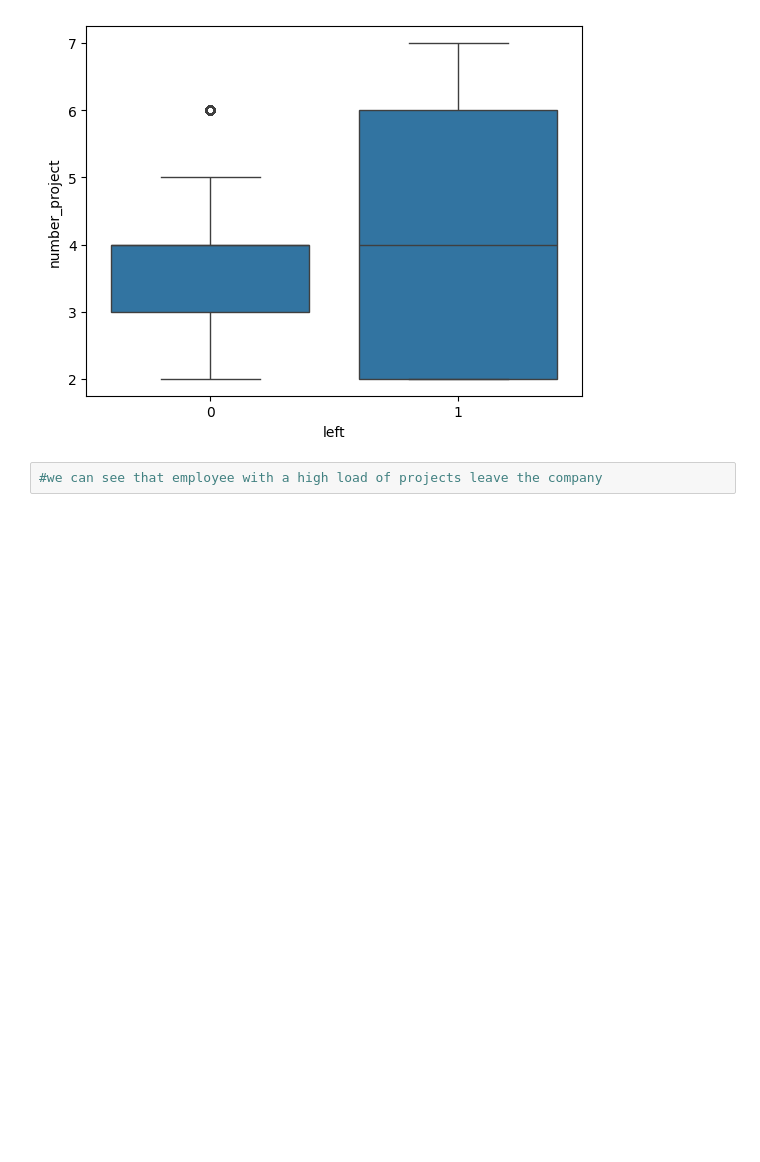
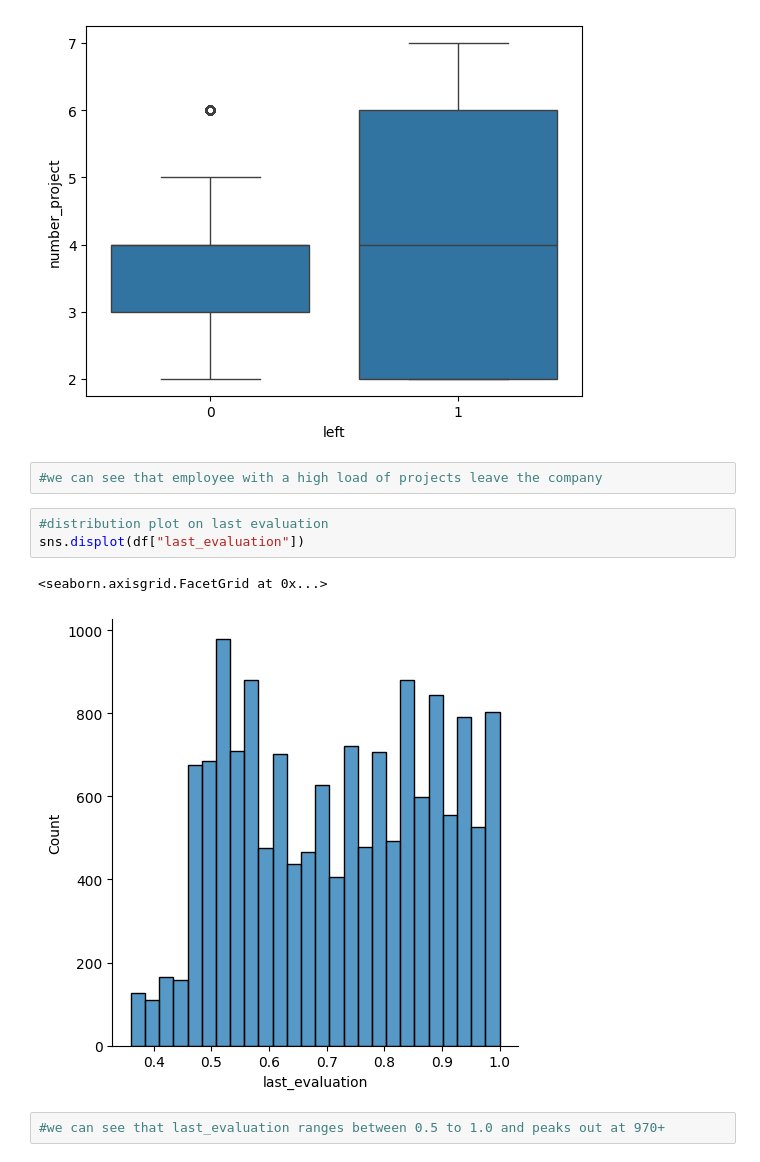
Before and after one commit to omkarpattnaik8080/EmployeeRetentionPrediction, a Jupyter notebook: EmployeeRetentionsystem.ipynb, the cells around one changed output. Cells and saved outputs as stored; diff of their text form; blank space fills up the shorter version.

```diff
--- a/EmployeeRetentionsystem.ipynb
+++ b/EmployeeRetentionsystem.ipynb
@@ -144,3 +144,11 @@ sns.boxplot(x="left",y= "number_project",data=df)
 [figure]
 # %%
 #we can see that employee with a high load of projects leave the company
+# %%
+#distribution plot on last evaluation
+sns.displot(df["last_evaluation"])
+# %% [output]
+<seaborn.axisgrid.FacetGrid at 0x...>
+[figure, added]
+# %%
+#we can see that last_evaluation ranges between 0.5 to 1.0 and peaks out at 970+
```
Also changed, not shown: parts of 4 cells of this notebook.
